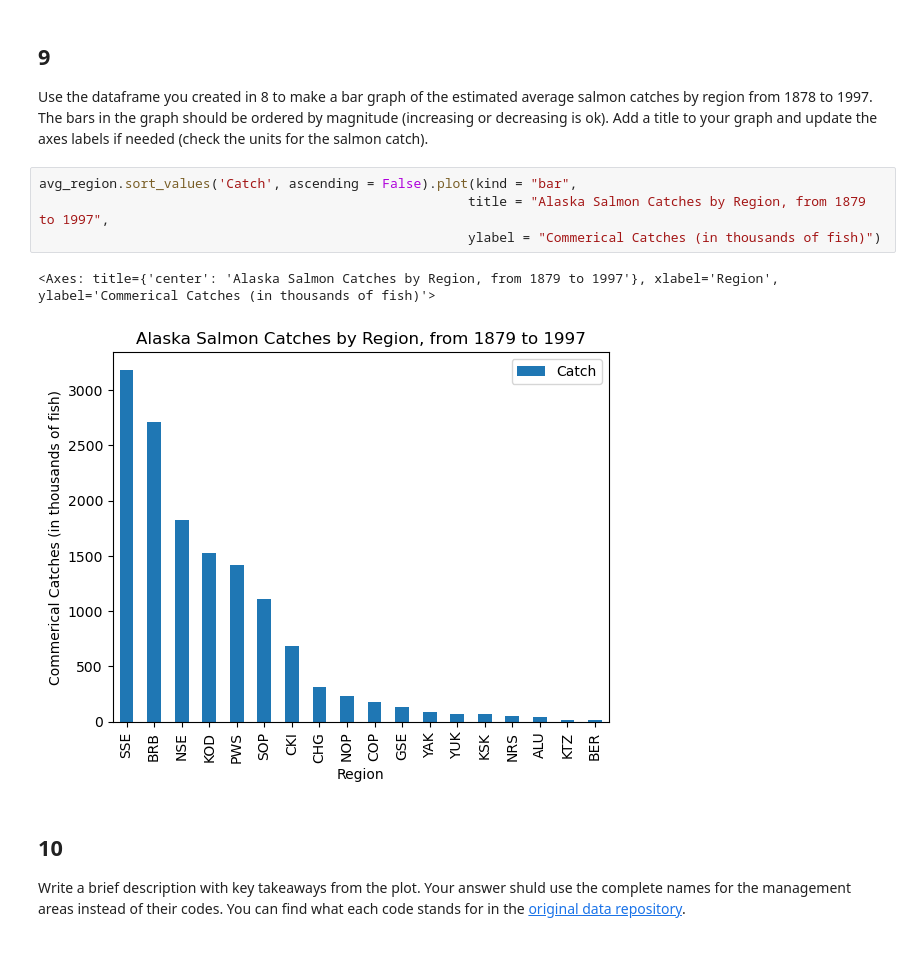
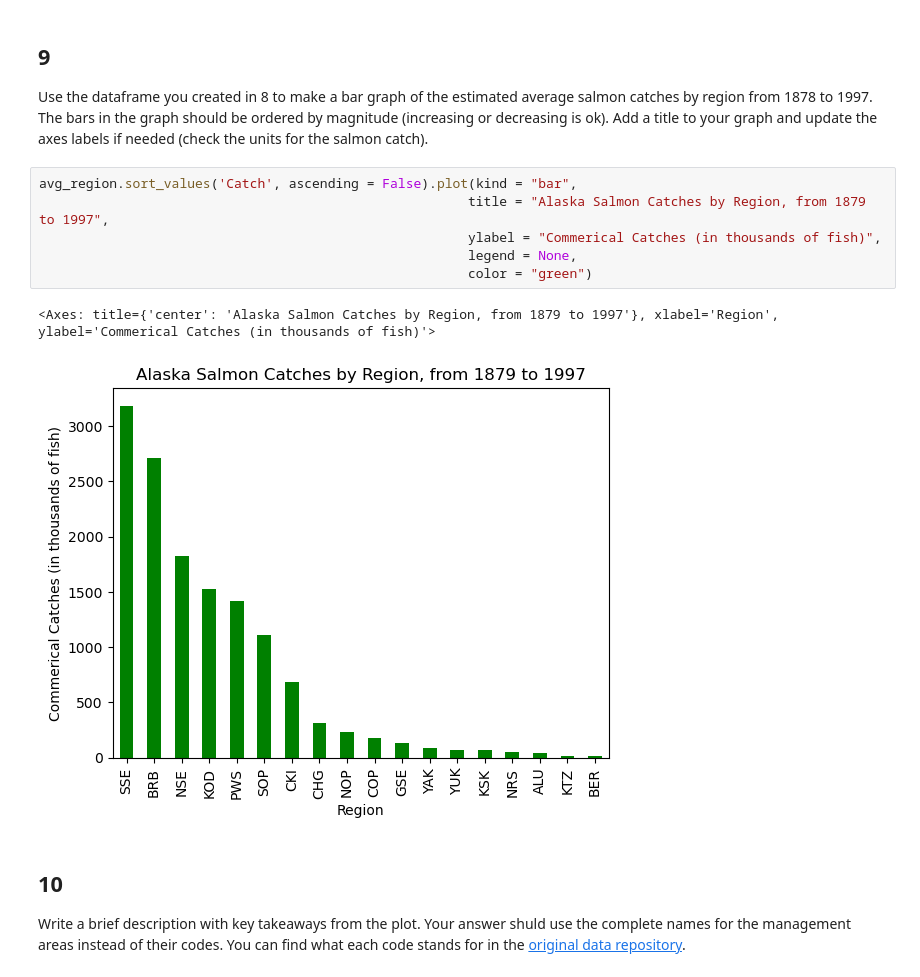
Before and after one commit to sofiasarak/eds220-hwk2, a Jupyter notebook: task2/hwk2-task2-salmon.ipynb, the cells around one changed output. Cells and saved outputs as stored; diff of their text form.

```diff
--- a/task2/hwk2-task2-salmon.ipynb
+++ b/task2/hwk2-task2-salmon.ipynb
@@ -294,10 +294,12 @@ Use the dataframe you created in 8 to make a bar graph of the estimated average
 # %%
 avg_region.sort_values('Catch', ascending = False).plot(kind = "bar",
                                                        title = "Alaska Salmon Catches by Region, from 1879 to 1997",
-                                                       ylabel = "Commerical Catches (in thousands of fish)")
+                                                       ylabel = "Commerical Catches (in thousands of fish)",
+                                                       legend = None,
+                                                       color = "green")
 # %% [output]
 <Axes: title={'center': 'Alaska Salmon Catches by Region, from 1879 to 1997'}, xlabel='Region', ylabel='Commerical Catches (in thousands of fish)'>
-[figure, old version]
+[figure, new version]
 # %% [markdown]
 <!-- END QUESTION -->
 
```
Also changed, not shown: parts of 1 cell of this notebook.
